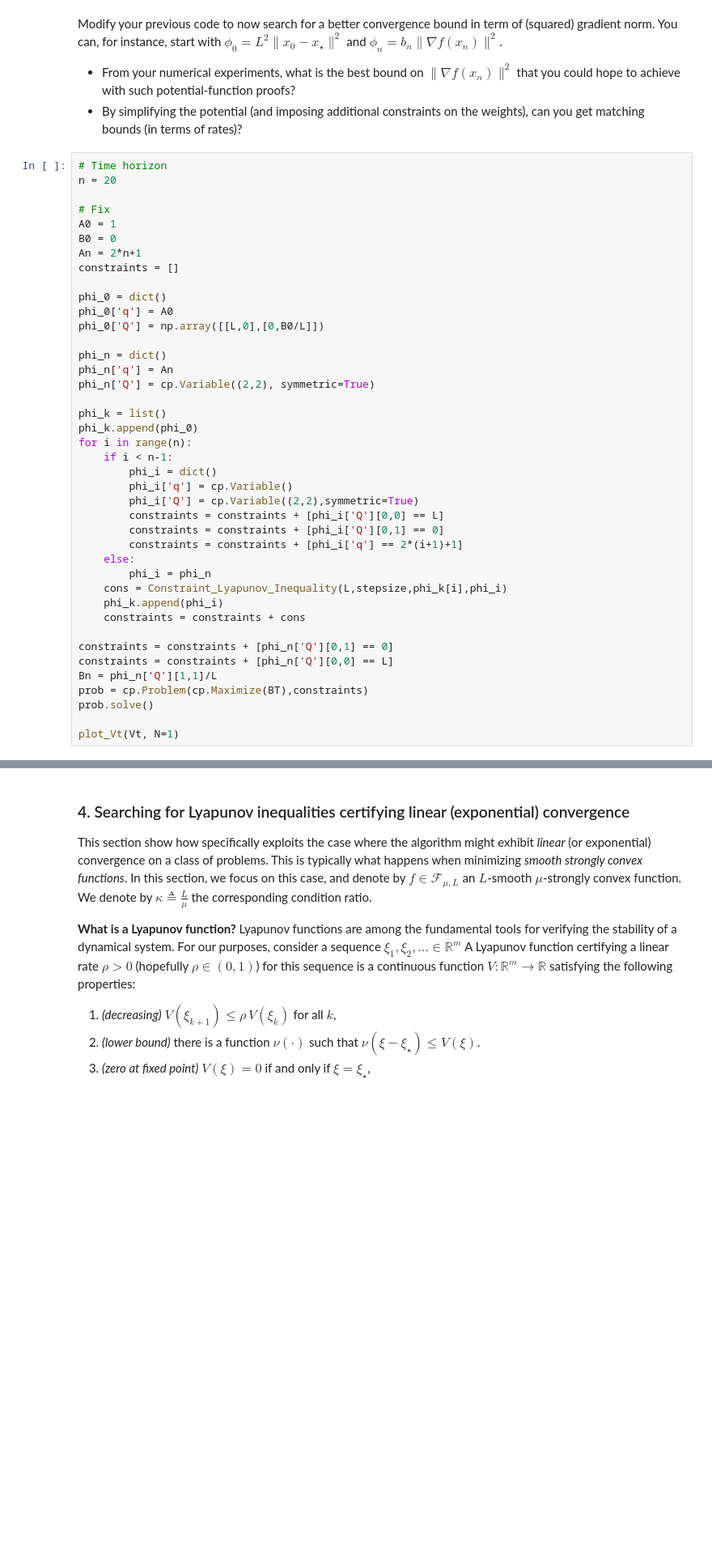
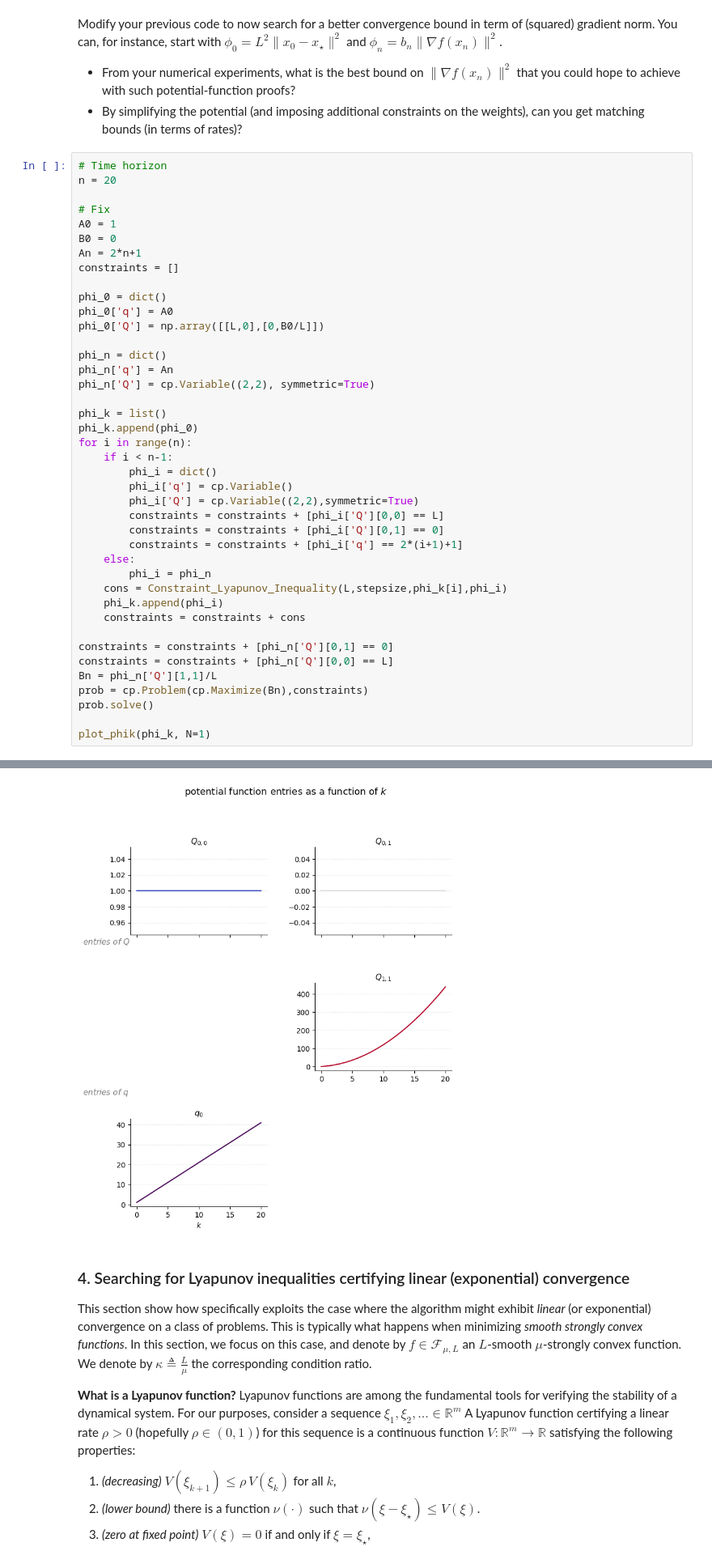
Before and after one commit to PerformanceEstimation/Tutorial-SMAI-MODE, a Jupyter notebook: Part 2 - Structured algorithm certification/Compact algorithm certification.ipynb, the cells around one changed output, grey strips where cells are left out. Shown at 81% size. Drawn from its saved outputs; the diff is of its cells as text; blank space fills up the shorter version.

```diff
--- a/Part 2 - Structured algorithm certification/Compact algorithm certification.ipynb
+++ b/Part 2 - Structured algorithm certification/Compact algorithm certification.ipynb
@@ -1469,8 +1469,8 @@ for i in range(n):
 constraints = constraints + [phi_n['Q'][0,1] == 0]
 constraints = constraints + [phi_n['Q'][0,0] == L]
 Bn = phi_n['Q'][1,1]/L
-prob = cp.Problem(cp.Maximize(BT),constraints)
+prob = cp.Problem(cp.Maximize(Bn),constraints)
 prob.solve()
 
-plot_Vt(Vt, N=1)
+plot_phik(phi_k, N=1)
 # %% [output]
@@ -1478,3 +1477,4 @@ NameError: name 'BT' is not defined
+[figure, added]
 # %% [markdown]
 ### 4. Searching for Lyapunov inequalities certifying linear (exponential) convergence  <a class="anchor" id="sec4"></a>
 
```
Also changed, not shown: parts of 10 cells of this notebook.
